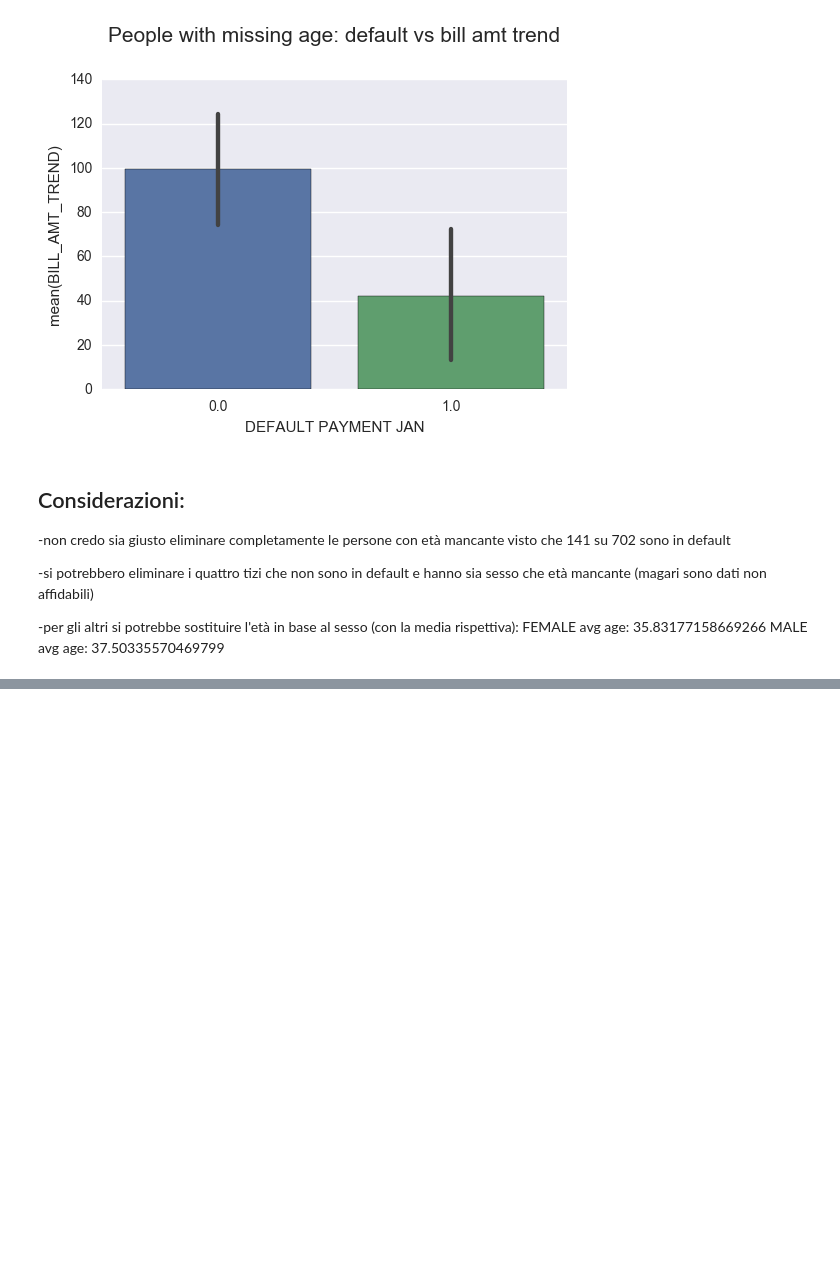
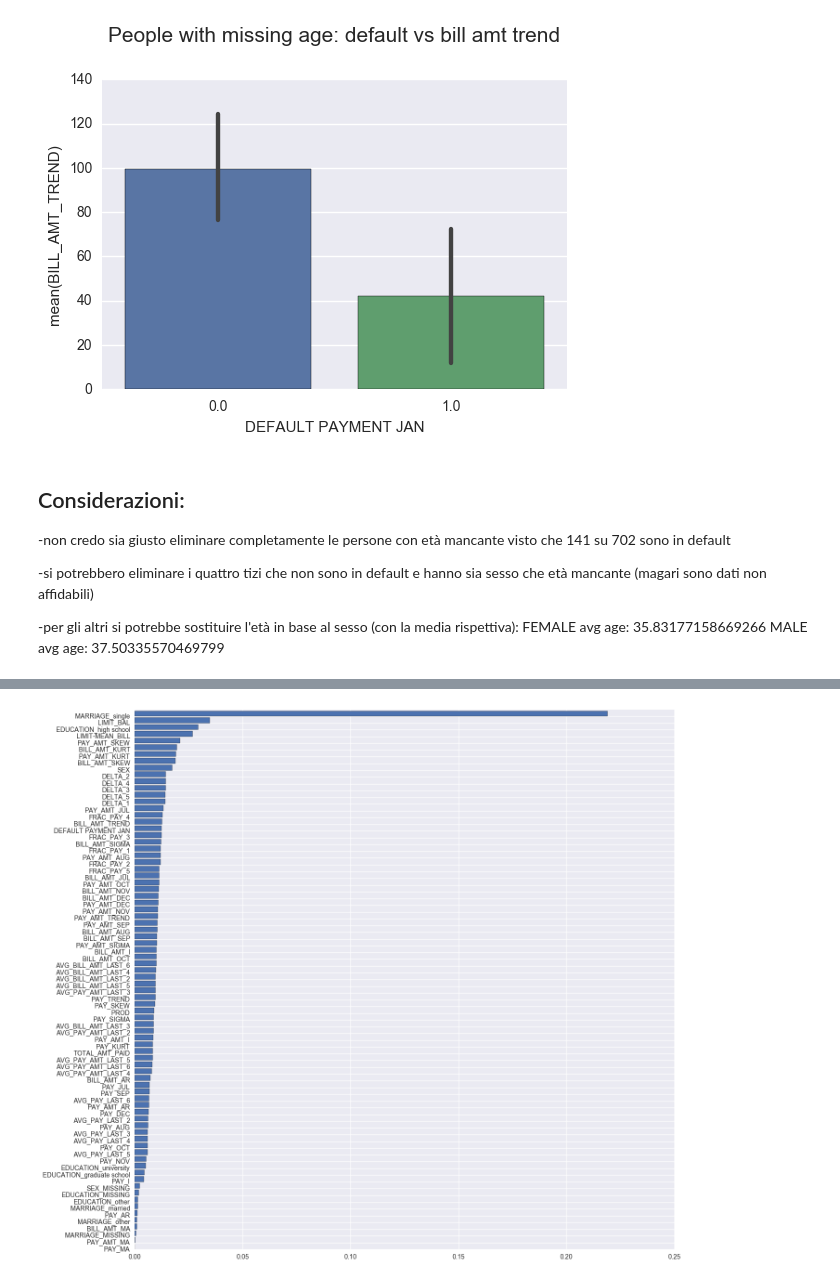
Before and after one commit to pietrodimarco91/Machine-Learning-Project-Loan-Default-Prediction, a Jupyter notebook: ExplorationOfMissingAgePeople.ipynb, the cells around one changed output, grey strips where cells are left out. Saved outputs shown, nothing was run; the diff lists cells and outputs as text; code cells hidden in the pictures; blank space fills up the shorter version.

```diff
--- a/ExplorationOfMissingAgePeople.ipynb
+++ b/ExplorationOfMissingAgePeople.ipynb
@@ -140,0 +196,8 @@ MALE avg age: 37.50335570469799
+# %%
+#EXTRATREESREGRESSOR feature selection
+extra_model =  ExtraTreesRegressor(random_state=1234)
+extra_model=extra_model.fit(train_not_ma_x,train_not_ma_y)
+# %%
+feature_impo_graph(extra_model)
+# %% [output]
+[figure, added]
```
Also changed, not shown: parts of 32 cells of this notebook, 1 other file.
